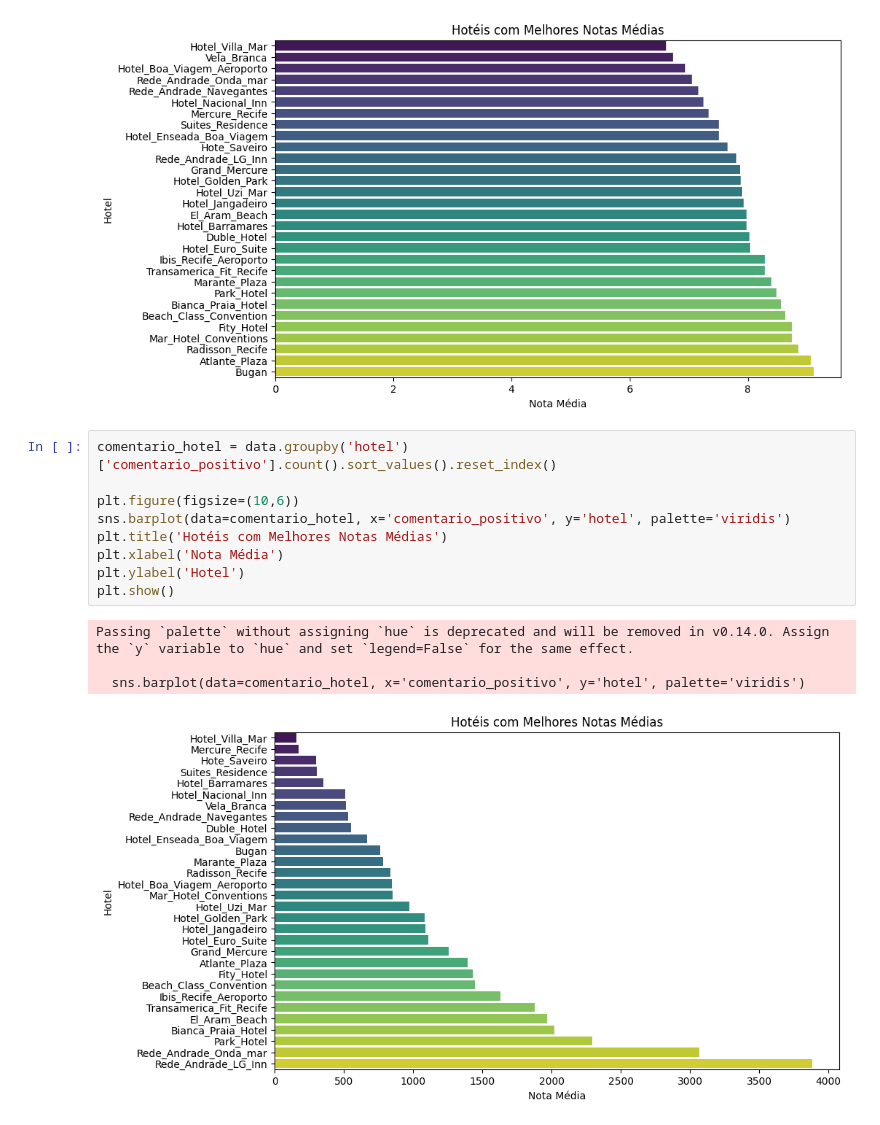
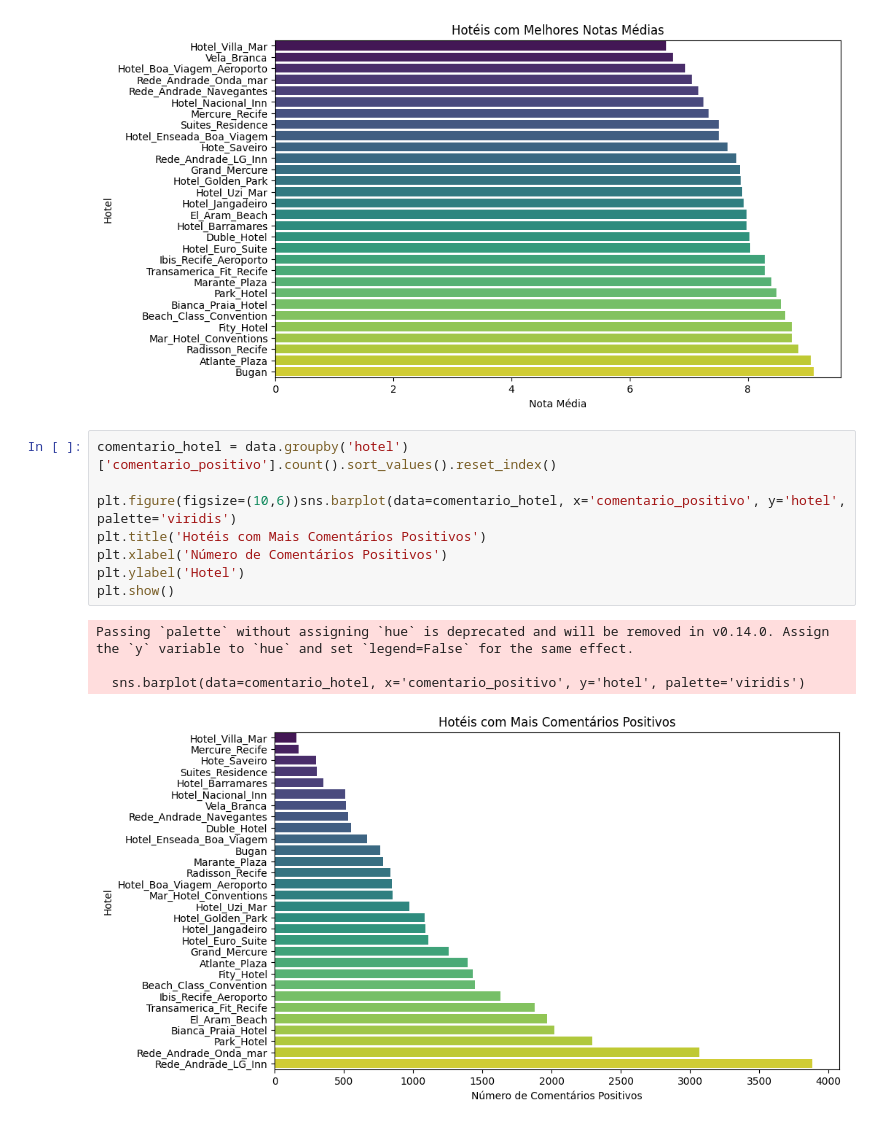
Before and after one commit to vicent777/tcc, a Jupyter notebook: espacializacao_hoteis/Analise_exploratoria.ipynb, the cells around one changed output. Drawn from its saved outputs; the diff is of its cells as text.

```diff
--- a/espacializacao_hoteis/Analise_exploratoria.ipynb
+++ b/espacializacao_hoteis/Analise_exploratoria.ipynb
@@ -61,17 +63,16 @@ Passing `palette` without assigning `hue` is deprecated and will be removed in v
 # %%
 comentario_hotel = data.groupby('hotel')['comentario_positivo'].count().sort_values().reset_index()
 
-plt.figure(figsize=(10,6))
-sns.barplot(data=comentario_hotel, x='comentario_positivo', y='hotel', palette='viridis')
-plt.title('Hotéis com Melhores Notas Médias')
-plt.xlabel('Nota Média')
+plt.figure(figsize=(10,6))sns.barplot(data=comentario_hotel, x='comentario_positivo', y='hotel', palette='viridis')
+plt.title('Hotéis com Mais Comentários Positivos')
+plt.xlabel('Número de Comentários Positivos')
 plt.ylabel('Hotel')
 plt.show()
 # %% [output]
 Passing `palette` without assigning `hue` is deprecated and will be removed in v0.14.0. Assign the `y` variable to `hue` and set `legend=False` for the same effect.
 
   sns.barplot(data=comentario_hotel, x='comentario_positivo', y='hotel', palette='viridis')
-[figure, old version]
+[figure, new version]
 # %%
 negativo_hotel = data.groupby('hotel')['comentario_negativo'].count().sort_values().reset_index()
 
```
Also changed, not shown: parts of 8 cells of this notebook, 1 other file.
